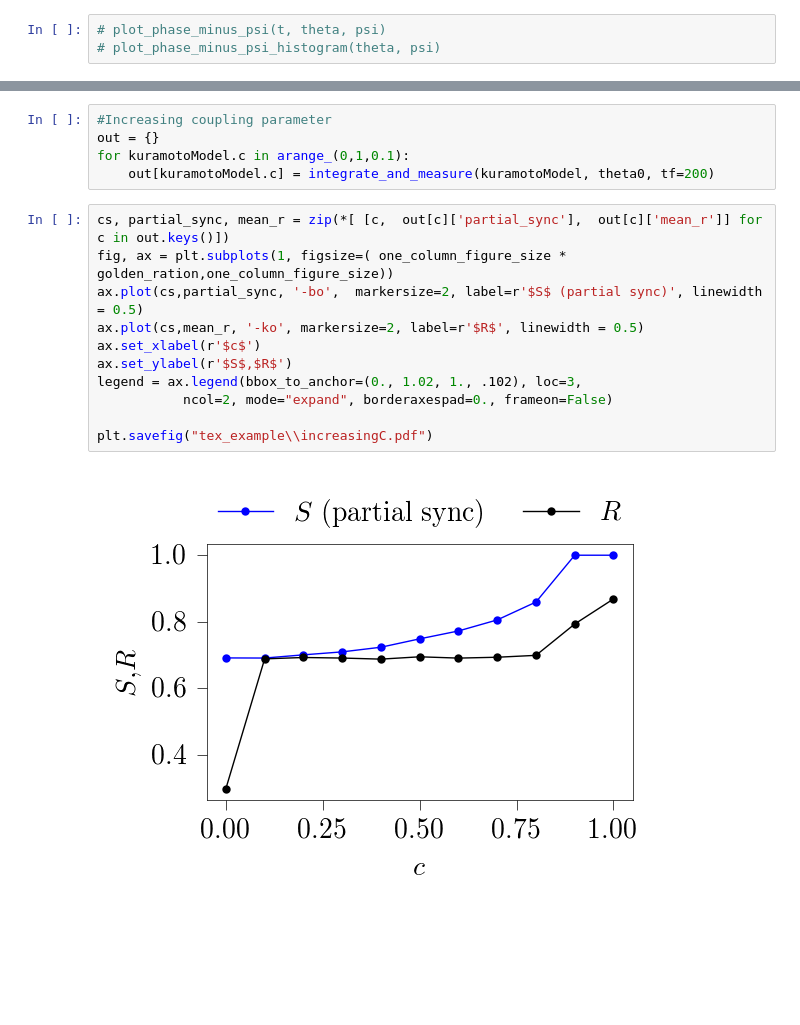
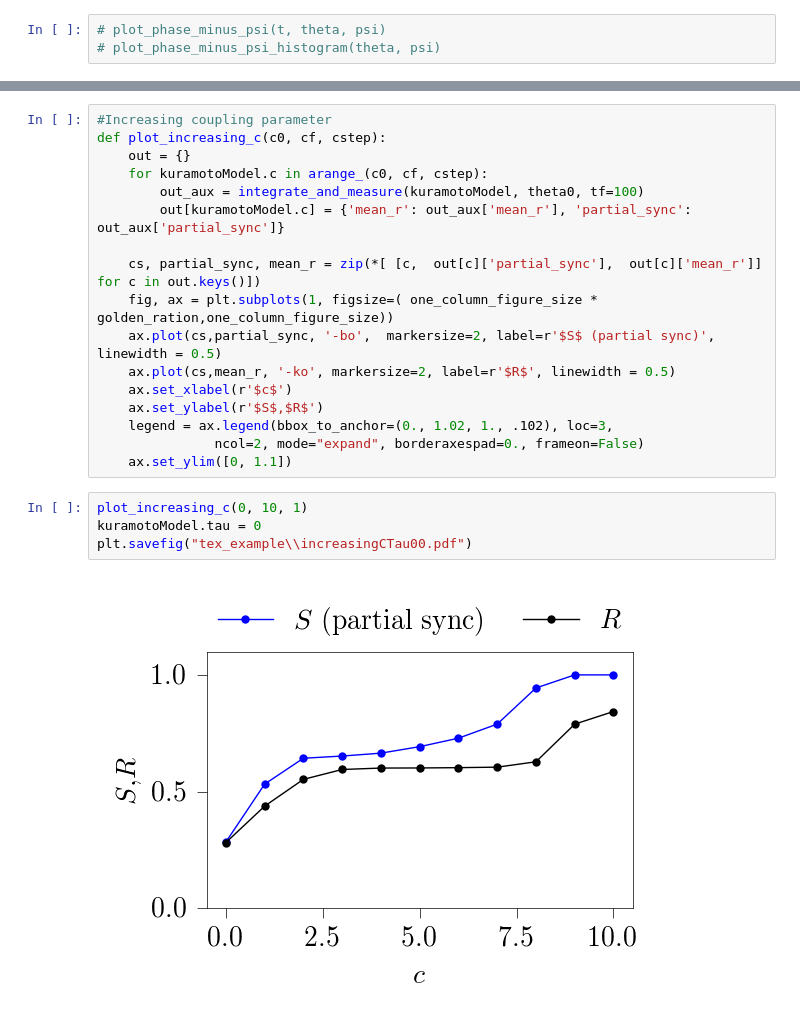
Before and after one commit to cbnfreitas/kuramoto_model_integrate_and_plot, a Jupyter notebook: run_integrate_measure_and_plot.ipynb, the cells around one changed output, grey strips where cells are left out. Cells and saved outputs as stored; diff of their text form; blank space fills up the shorter version.

```diff
--- a/run_integrate_measure_and_plot.ipynb
+++ b/run_integrate_measure_and_plot.ipynb
@@ -73,18 +73,23 @@ plt.tight_layout()
-# %%
-#Increasing coupling parameter
-out = {}
-for kuramotoModel.c in arange_(0,1,0.1):
-    out[kuramotoModel.c] = integrate_and_measure(kuramotoModel, theta0, tf=200)
 # %%
-cs, partial_sync, mean_r = zip(*[ [c,  out[c]['partial_sync'],  out[c]['mean_r']] for c in out.keys()])
-fig, ax = plt.subplots(1, figsize=( one_column_figure_size * golden_ration,one_column_figure_size))
-ax.plot(cs,partial_sync, '-bo',  markersize=2, label=r'$S$ (partial sync)', linewidth = 0.5)
-ax.plot(cs,mean_r, '-ko', markersize=2, label=r'$R$', linewidth = 0.5)
-ax.set_xlabel(r'$c$')
-ax.set_ylabel(r'$S$,$R$')
-legend = ax.legend(bbox_to_anchor=(0., 1.02, 1., .102), loc=3,
-           ncol=2, mode="expand", borderaxespad=0., frameon=False)
+#Increasing coupling parameter
+def plot_increasing_c(c0, cf, cstep):
+    out = {}
+    for kuramotoModel.c in arange_(c0, cf, cstep):
+        out_aux = integrate_and_measure(kuramotoModel, theta0, tf=100)
+        out[kuramotoModel.c] = {'mean_r': out_aux['mean_r'], 'partial_sync': out_aux['partial_sync']}
 
-plt.savefig("tex_example\\increasingC.pdf")
+    cs, partial_sync, mean_r = zip(*[ [c,  out[c]['partial_sync'],  out[c]['mean_r']] for c in out.keys()])
+    fig, ax = plt.subplots(1, figsize=( one_column_figure_size * golden_ration,one_column_figure_size))
+    ax.plot(cs,partial_sync, '-bo',  markersize=2, label=r'$S$ (partial sync)', linewidth = 0.5)
+    ax.plot(cs,mean_r, '-ko', markersize=2, label=r'$R$', linewidth = 0.5)
+    ax.set_xlabel(r'$c$')
+    ax.set_ylabel(r'$S$,$R$')
+    legend = ax.legend(bbox_to_anchor=(0., 1.02, 1., .102), loc=3,
+               ncol=2, mode="expand", borderaxespad=0., frameon=False)
+    ax.set_ylim([0, 1.1])
-# %% [output]
-[figure, removed]
+# %%
+plot_increasing_c(0, 10, 1)
+kuramotoModel.tau = 0
+plt.savefig("tex_example\\increasingCTau00.pdf")
+# %% [output]
+[figure, added]
```
Also changed, not shown: parts of 6 cells of this notebook, 8 other files.
